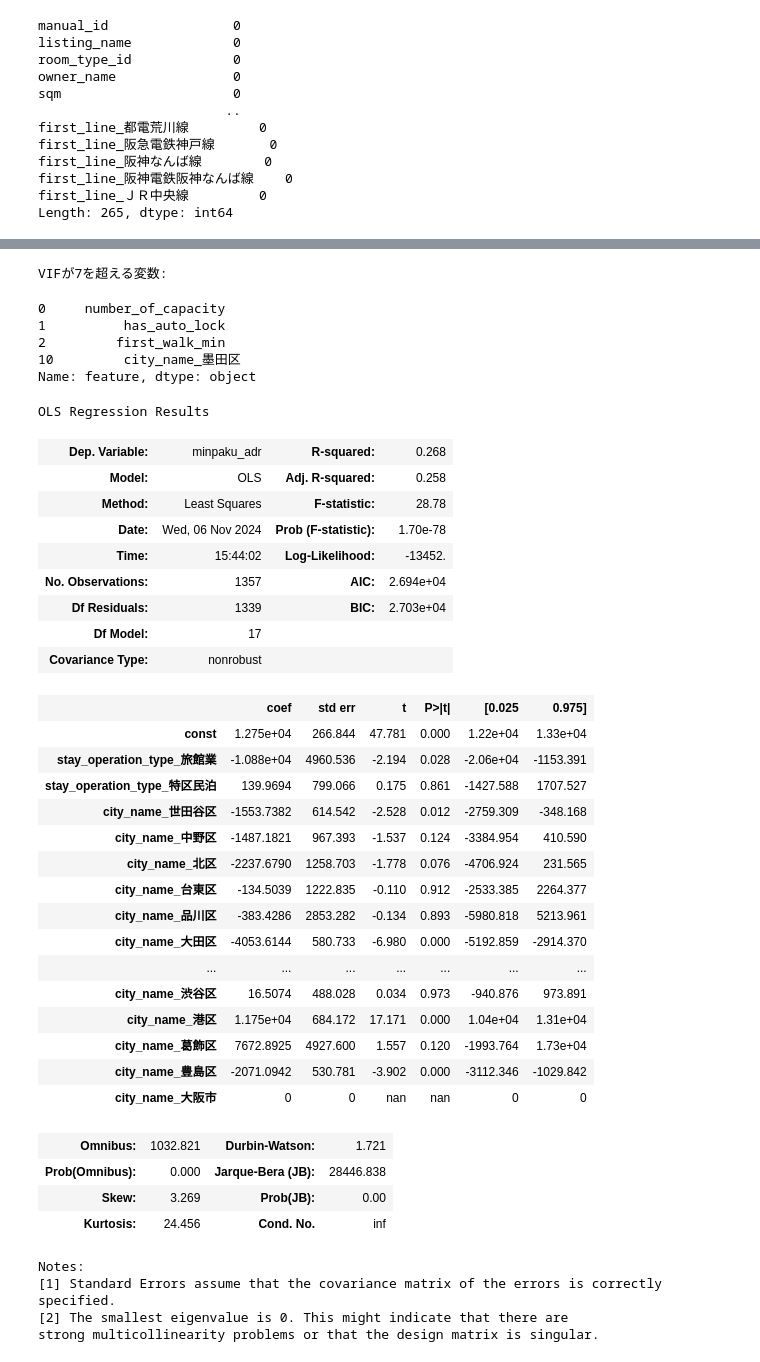
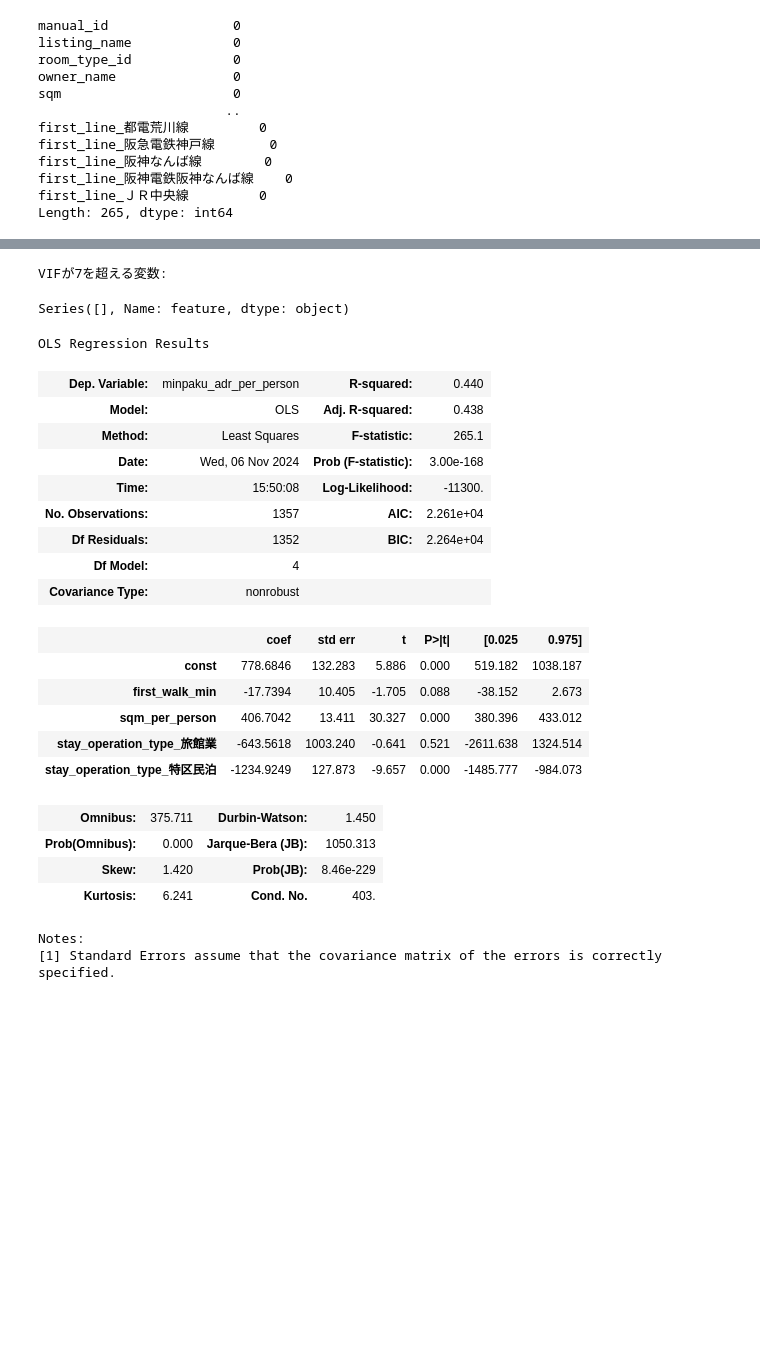
Before and after one commit to myuon/rm-listing-sales-analysis, a Jupyter notebook: minpaku_adr_analyze.ipynb, the cells around one changed output, grey strips where cells are left out. Saved outputs shown, nothing was run; the diff lists cells and outputs as text; code cells hidden in the pictures; blank space fills up the shorter version.

```diff
--- a/minpaku_adr_analyze.ipynb
+++ b/minpaku_adr_analyze.ipynb
@@ -206,6 +206,15 @@ df['city_name_大阪市'] = df[[col for col in df.columns if col.startswith('cit
 df.drop([col for col in df.columns if col.startswith('city_name_大阪市') and col != 'city_name_大阪市'], axis=1, inplace=True)
 
 df = df[df['prefecture_name_東京都'] == 1]
+# %%
+# 収容人数による寄与を分離
+
+# ADRを一人当たりにしてみる
+df['minpaku_adr_per_person'] = df['minpaku_adr'] / df['number_of_capacity']
+df['monthly_adr_per_person'] = df['monthly_adr'] / df['number_of_capacity']
+
+# 収容人数あたりのsqm
+df['sqm_per_person'] = df['sqm'] / df['number_of_capacity']
 # %%
 from pandas import plotting
 
@@ -283,14 +292,15 @@ df.describe()
 # %%
 # 説明変数の定義
 features = [
-    'number_of_capacity',
-    'has_auto_lock',
+    # 'number_of_capacity',
+    # 'has_auto_lock',
     'first_walk_min',
+    'sqm_per_person',
 ]
 
 features += [col for col in df.columns if col.startswith('stay_operation_type_')]
 
-features += [col for col in df.columns if col.startswith('city_name_')]
+# features += [col for col in df.columns if col.startswith('city_name_')]
 
 X = df[features].astype(float)
 
@@ -390,60 +362,44 @@ print("VIFが7を超える変数:")
 high_vif
 # %% [output]
 VIFが7を超える変数:
-0     number_of_capacity
-1          has_auto_lock
-2         first_walk_min
-10         city_name_墨田区
-Name: feature, dtype: object
+Series([], Name: feature, dtype: object)
 # %%
 # 特徴量とターゲットの選択
-target = 'minpaku_adr'
+target = 'minpaku_adr_per_person'
 
 X = X.astype(float)
 
 y = df[target]
 
 X = add_constant(X)
 
 # 線形回帰モデルの構築
 model = sm.OLS(y, X).fit()
 
 model.summary()
 # %% [output]
 OLS Regression Results
-| Dep. Variable: | minpaku_adr | R-squared: | 0.268 |
-| Model: | OLS | Adj. R-squared: | 0.258 |
-| Method: | Least Squares | F-statistic: | 28.78 |
-| Date: | Wed, 06 Nov 2024 | Prob (F-statistic): | 1.70e-78 |
-| Time: | 15:44:02 | Log-Likelihood: | -13452. |
-| No. Observations: | 1357 | AIC: | 2.694e+04 |
-| Df Residuals: | 1339 | BIC: | 2.703e+04 |
-| Df Model: | 17 |  |  |
+| Dep. Variable: | minpaku_adr_per_person | R-squared: | 0.440 |
+| Model: | OLS | Adj. R-squared: | 0.438 |
+| Method: | Least Squares | F-statistic: | 265.1 |
+| Date: | Wed, 06 Nov 2024 | Prob (F-statistic): | 3.00e-168 |
+| Time: | 15:50:08 | Log-Likelihood: | -11300. |
+| No. Observations: | 1357 | AIC: | 2.261e+04 |
+| Df Residuals: | 1352 | BIC: | 2.264e+04 |
+| Df Model: | 4 |  |  |
 | Covariance Type: | nonrobust |  |  |
 |  | coef | std err | t | P>|t| | [0.025 | 0.975] |
-| const | 1.275e+04 | 266.844 | 47.781 | 0.000 | 1.22e+04 | 1.33e+04 |
-| stay_operation_type_旅館業 | -1.088e+04 | 4960.536 | -2.194 | 0.028 | -2.06e+04 | -1153.391 |
-| stay_operation_type_特区民泊 | 139.9694 | 799.066 | 0.175 | 0.861 | -1427.588 | 1707.527 |
-| city_name_世田谷区 | -1553.7382 | 614.542 | -2.528 | 0.012 | -2759.309 | -348.168 |
-| city_name_中野区 | -1487.1821 | 967.393 | -1.537 | 0.124 | -3384.954 | 410.590 |
-| city_name_北区 | -2237.6790 | 1258.703 | -1.778 | 0.076 | -4706.924 | 231.565 |
-| city_name_台東区 | -134.5039 | 1222.835 | -0.110 | 0.912 | -2533.385 | 2264.377 |
-| city_name_品川区 | -383.4286 | 2853.282 | -0.134 | 0.893 | -5980.818 | 5213.961 |
-| city_name_大田区 | -4053.6144 | 580.733 | -6.980 | 0.000 | -5192.859 | -2914.370 |
-| ... | ... | ... | ... | ... | ... | ... |
-| city_name_渋谷区 | 16.5074 | 488.028 | 0.034 | 0.973 | -940.876 | 973.891 |
-| city_name_港区 | 1.175e+04 | 684.172 | 17.171 | 0.000 | 1.04e+04 | 1.31e+04 |
-| city_name_葛飾区 | 7672.8925 | 4927.600 | 1.557 | 0.120 | -1993.764 | 1.73e+04 |
-| city_name_豊島区 | -2071.0942 | 530.781 | -3.902 | 0.000 | -3112.346 | -1029.842 |
-| city_name_大阪市 | 0 | 0 | nan | nan | 0 | 0 |
+| const | 778.6846 | 132.283 | 5.886 | 0.000 | 519.182 | 1038.187 |
+| first_walk_min | -17.7394 | 10.405 | -1.705 | 0.088 | -38.152 | 2.673 |
+| sqm_per_person | 406.7042 | 13.411 | 30.327 | 0.000 | 380.396 | 433.012 |
+| stay_operation_type_旅館業 | -643.5618 | 1003.240 | -0.641 | 0.521 | -2611.638 | 1324.514 |
+| stay_operation_type_特区民泊 | -1234.9249 | 127.873 | -9.657 | 0.000 | -1485.777 | -984.073 |
-| Omnibus: | 1032.821 | Durbin-Watson: | 1.721 |
-| Prob(Omnibus): | 0.000 | Jarque-Bera (JB): | 28446.838 |
-| Skew: | 3.269 | Prob(JB): | 0.00 |
-| Kurtosis: | 24.456 | Cond. No. | inf |
+| Omnibus: | 375.711 | Durbin-Watson: | 1.450 |
+| Prob(Omnibus): | 0.000 | Jarque-Bera (JB): | 1050.313 |
+| Skew: | 1.420 | Prob(JB): | 8.46e-229 |
+| Kurtosis: | 6.241 | Cond. No. | 403. |
 Notes:
 [1] Standard Errors assume that the covariance matrix of the errors is correctly specified.
-[2] The smallest eigenvalue is 0. This might indicate that there are
-strong multicollinearity problems or that the design matrix is singular.
 # %%
 # Ridge回帰のR^2を計算
 
```
Also changed, not shown: parts of 9 cells of this notebook, 1 other file.
